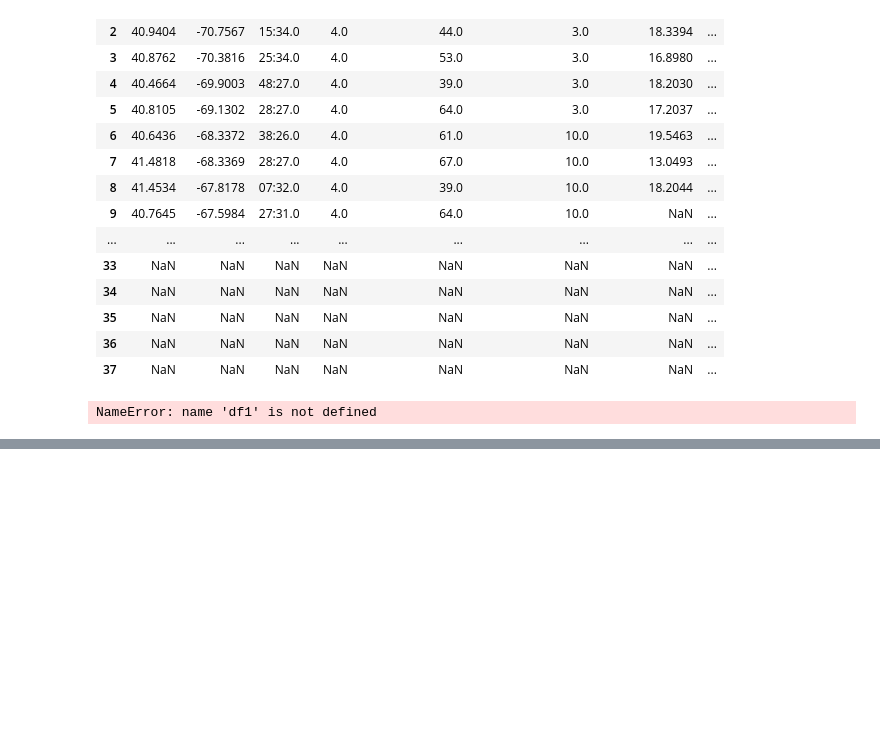
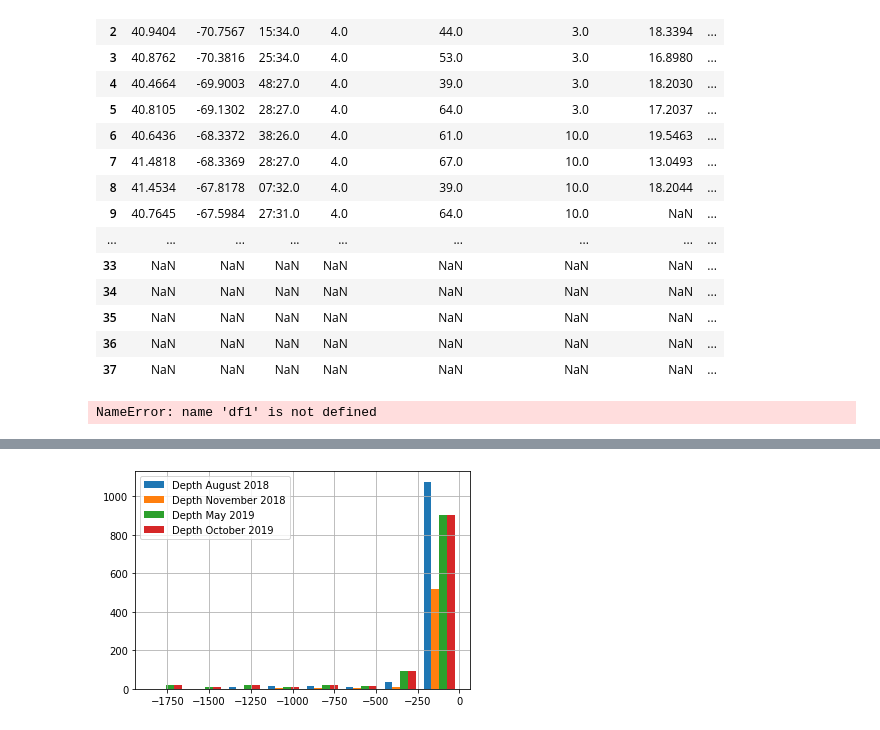
Before and after one commit to khyde/JPSS_Phytoplankton, a Jupyter notebook: IPython/Histograms.ipynb, the cells around one changed output, grey strips where cells are left out. Cells and saved outputs as stored; diff of their text form; code cells hidden in the pictures; blank space fills up the shorter version.

```diff
--- a/IPython/Histograms.ipynb
+++ b/IPython/Histograms.ipynb
@@ -539,0 +596,9 @@ df2
+# %%
+x = [zdepth818, zdepth1118, zdepth519, zdepth1019]
+plt.hist(x, bins = 8)
+y =["Depth August 2018", "Depth November 2018", "Depth May 2019", "Depth October 2019"]
+plt.legend (y)
+plt.grid ()
+plt.show()
+# %% [output]
+[figure, added]
```
Also changed, not shown: parts of 12 cells of this notebook, 1 other file.
